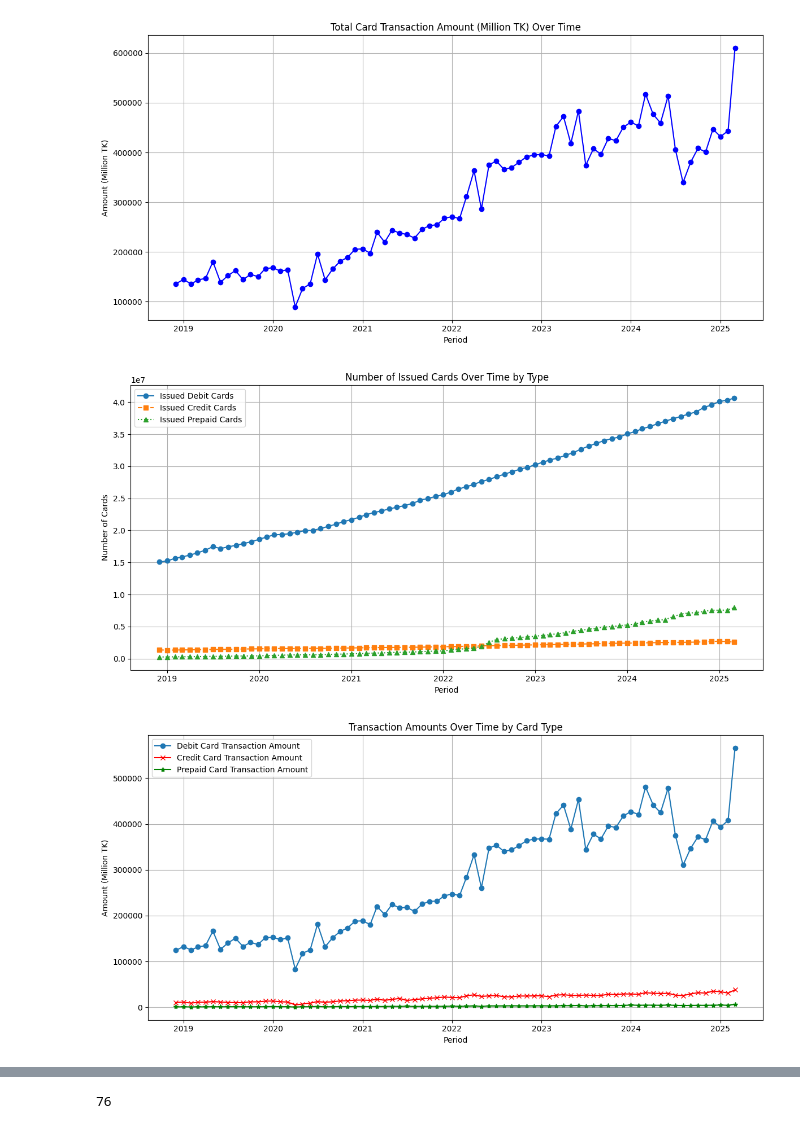
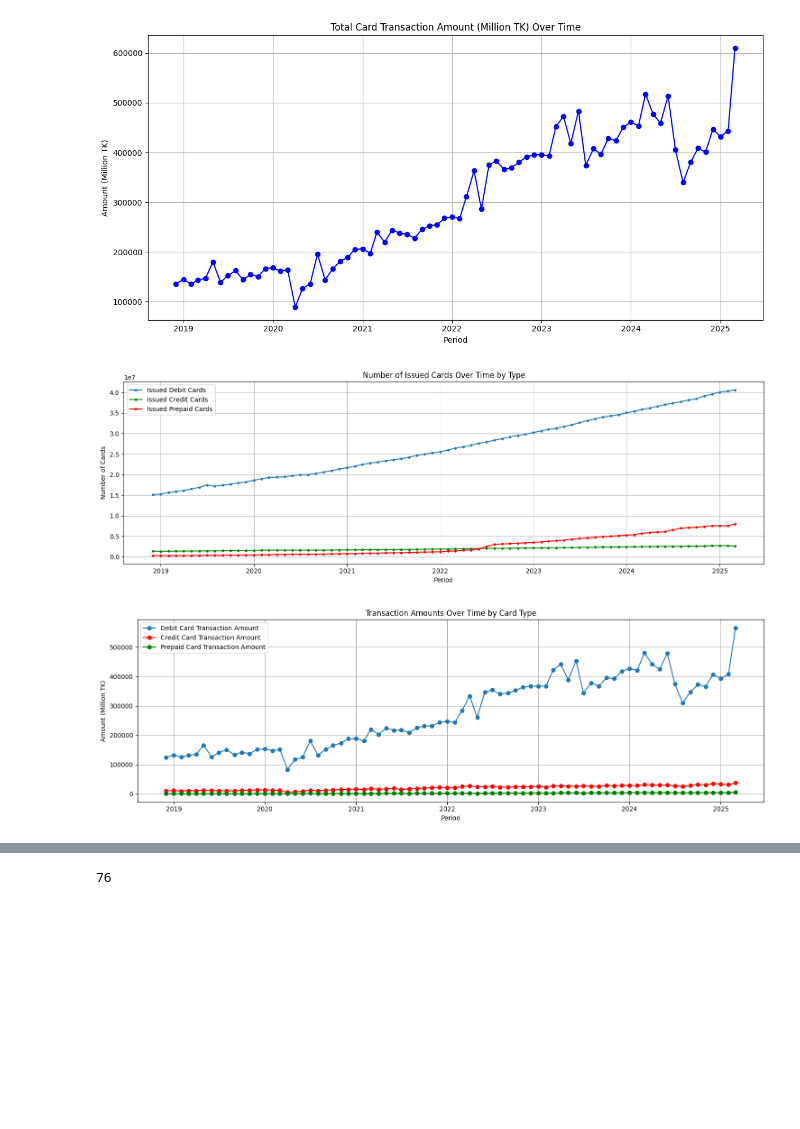
Before and after one commit to Aurnobb-Tasneem/Bangladesh_Digital_Transaction_Forecaster, a Jupyter notebook: notebooks/main.ipynb, the cells around one changed output, grey strips where cells are left out. Saved outputs shown, nothing was run; the diff lists cells and outputs as text; code cells hidden in the pictures; blank space fills up the shorter version.

Commit message:
Final plotting is completed.

```diff
--- a/notebooks/main.ipynb
+++ b/notebooks/main.ipynb
@@ -134,24 +134,24 @@ plt.show()
 # %% [output]
 [figure]
 # %%
-plt.figure(figsize=(12, 6))
-plt.plot(df_plot.index, df_plot['IC_Debit'], label='Issued Debit Cards', marker='o', linestyle='-')
-plt.plot(df_plot.index, df_plot['IC_Credit'], label='Issued Credit Cards', marker='s', linestyle='--')
-plt.plot(df_plot.index, df_plot['IC_Prepaid'], label='Issued Prepaid Cards', marker='^', linestyle=':')
+plt.figure(figsize=(15, 5))
+plt.plot(df_plot.index, df_plot['IC_Debit'], label='Issued Debit Cards', marker='.', linestyle='-')
+plt.plot(df_plot.index, df_plot['IC_Credit'], label='Issued Credit Cards', marker='.', color='g',linestyle='-')
+plt.plot(df_plot.index, df_plot['IC_Prepaid'], label='Issued Prepaid Cards', marker='.',color='r', linestyle='-')
 plt.title('Number of Issued Cards Over Time by Type')
 plt.xlabel('Period')
 plt.ylabel('Number of Cards')
 plt.grid(True)
 plt.legend()
 plt.tight_layout()
 plt.show()
 # %% [output]
-[figure, old version]
+[figure, new version]
 # %%
-plt.figure(figsize=(12, 6))
+plt.figure(figsize=(15, 5))
 plt.plot(df_plot.index, df_plot['DCT_Amount'], label='Debit Card Transaction Amount', marker='o', linestyle='-')
-plt.plot(df_plot.index, df_plot['CCT_Amount'], label='Credit Card Transaction Amount', marker='x', color='red',linestyle='-')
-plt.plot(df_plot.index, df_plot['PCT_Amount'], label='Prepaid Card Transaction Amount', marker='*',color='g', linestyle='-')
+plt.plot(df_plot.index, df_plot['CCT_Amount'], label='Credit Card Transaction Amount', marker='o', color='red',linestyle='-')
+plt.plot(df_plot.index, df_plot['PCT_Amount'], label='Prepaid Card Transaction Amount', marker='o',color='g', linestyle='-')
 plt.title('Transaction Amounts Over Time by Card Type')
 plt.xlabel('Period')
 plt.ylabel('Amount (Million TK)')
@@ -160,5 +160,5 @@ plt.legend()
 plt.tight_layout()
 plt.show()
 # %% [output]
-[figure, old version]
+[figure, new version]
 # %%
```
Also changed, not shown: parts of 22 cells of this notebook.
